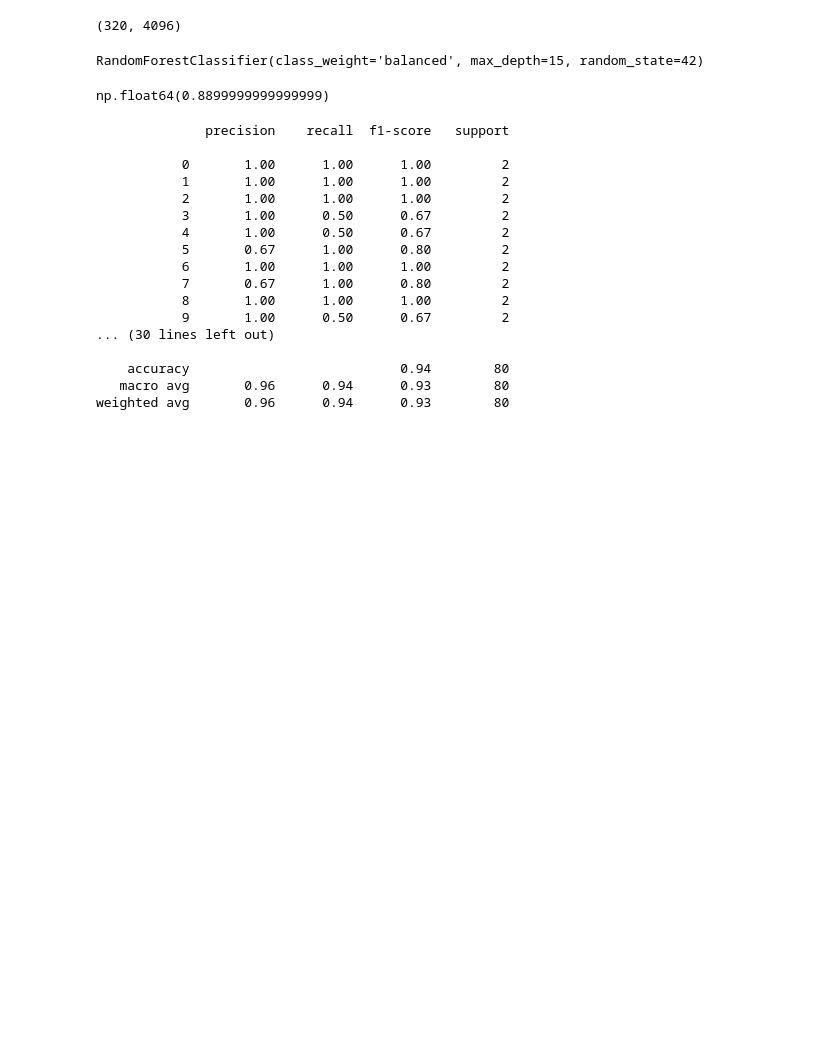
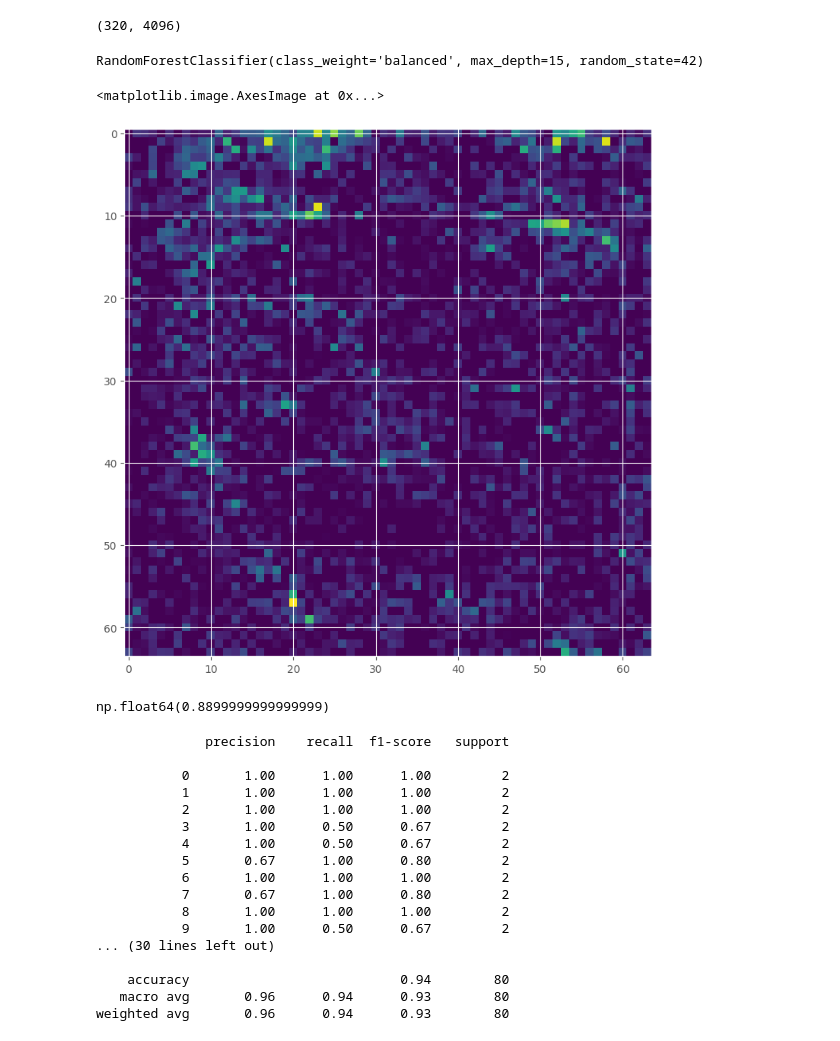
Before and after one commit to Borzase/ONLINE_DS_THEBRIDGE_BORZASE, a Jupyter notebook: 04_Machine_Learning/Sprint_14/Unidad_01_PCA/Practica_Obligatoria/18_Practica_Obligatoria_No_Supervisado_PCA.ipynb, the cells around one changed output. Drawn from its saved outputs; the diff is of its cells as text; code cells hidden in the pictures; blank space fills up the shorter version.

```diff
--- a/04_Machine_Learning/Sprint_14/Unidad_01_PCA/Practica_Obligatoria/18_Practica_Obligatoria_No_Supervisado_PCA.ipynb
+++ b/04_Machine_Learning/Sprint_14/Unidad_01_PCA/Practica_Obligatoria/18_Practica_Obligatoria_No_Supervisado_PCA.ipynb
@@ -116,6 +116,12 @@ rf_clf = RandomForestClassifier(random_state= 42, max_depth=15, class_weight= "b
 rf_clf.fit(X_train, y_train)
 # %% [output]
 RandomForestClassifier(class_weight='balanced', max_depth=15, random_state=42)
+# %%
+image = rf_clf.feature_importances_.reshape(64,64)
+plt.imshow(image)
+# %% [output]
+<matplotlib.image.AxesImage at 0x...>
+[figure, added]
 # %%
 np.mean(cross_val_score(rf_clf, X_train, y_train, cv = 5, scoring = "balanced_accuracy"))
 # %% [output]
```
Also changed, not shown: parts of 15 cells of this notebook, 22 other files.
